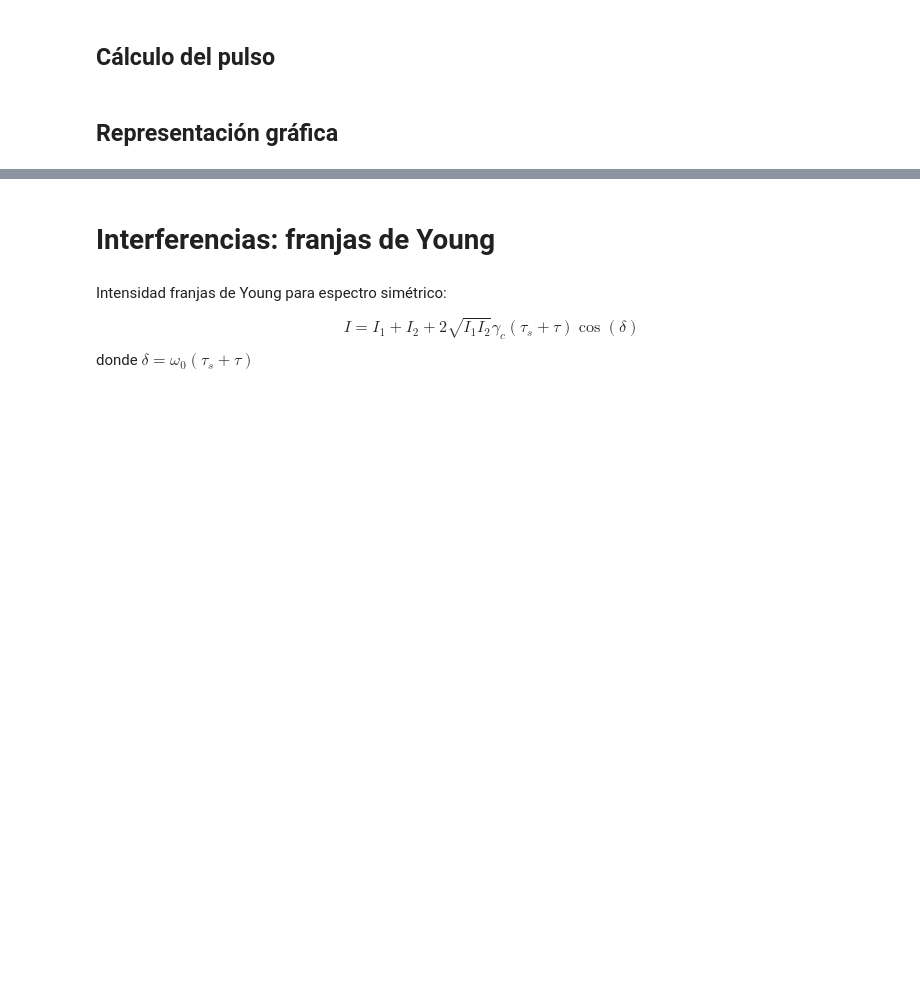
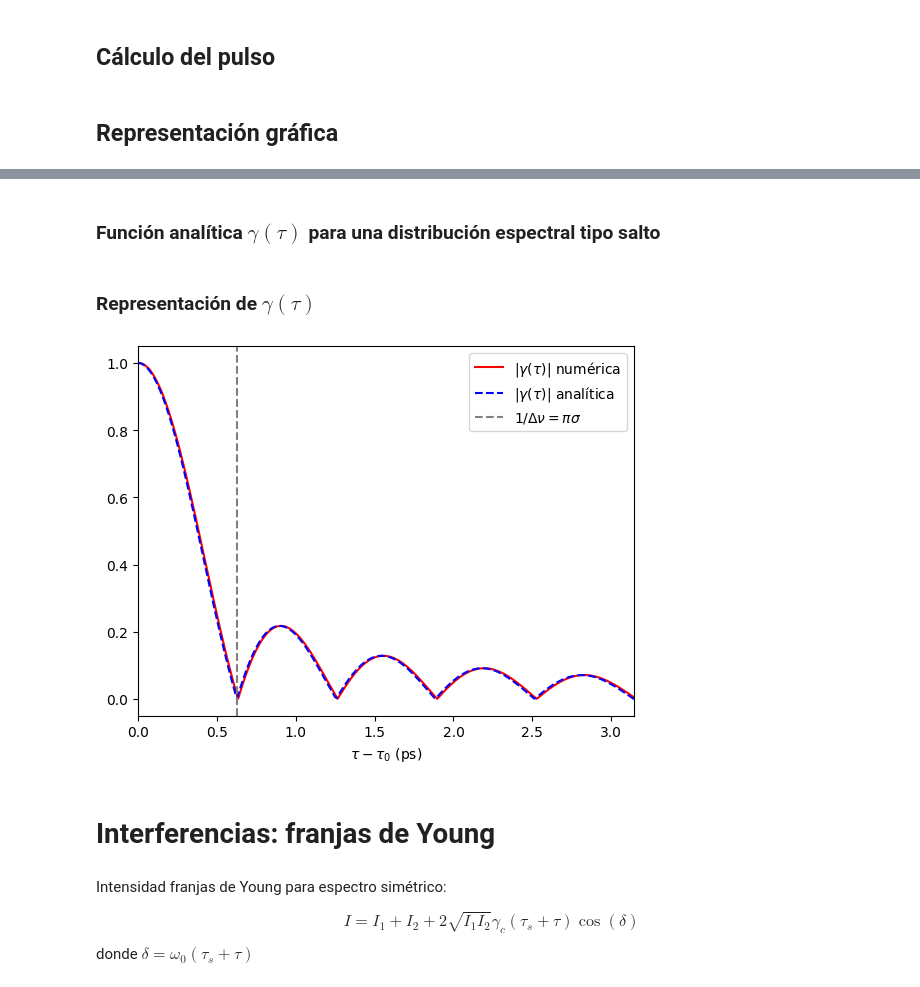
Before and after one commit to IrisFDTD/OPTICS-UNIZAR, a Jupyter notebook: chapter1_coherence_and_interferences.ipynb, the cells around one changed output, grey strips where cells are left out. Cells and saved outputs as stored; diff of their text form; code cells hidden in the pictures; blank space fills up the shorter version.

```diff
--- a/chapter1_coherence_and_interferences.ipynb
+++ b/chapter1_coherence_and_interferences.ipynb
@@ -129,3 +251,42 @@ plt.show()
+# %% [markdown]
+### Función analítica $\gamma (\tau)$ para una distribución espectral tipo salto
+# %%
+def gamma_sinc_analitica(tau,ω_0):
+  '''
+  Podemos obtener gamma analítica para la distribución espectral de tipo salto
+  Sabiendo que su transformada de Fourier, el pulso E(t), es una función proporcional
+  a sinc(t).
+  Definida la onda tipo sinc(t), la ventana de la distribución escalar es:
+  delta_nu=1/(pi*sigma), donde el mínimo de la onda sinc() ocurre en σ*np.pi
+  '''
+  delta_nu=1.0/(σ*np.pi) # en t=σ*np.pi ocurre el mínimo de la onda sinc()
+  return np.sinc(np.pi*delta_nu*tau*Δt/np.pi)*np.exp(1j*ω_0*tau*Δt) #np.sin(np.pi*delta_nu*tau*Δt)*np.exp(1j*ω_0*tau*Δt)/(np.pi*delta_nu*tau*Δt)
+
+Gamma_sinc =[]
+for tau in range(0, n*N - n + 1):
+  Gamma_sinc.append(gamma_sinc_analitica(tau,ω_0))
+
+Gamma_sinc=np.array(Gamma_sinc)
+# %% [markdown]
+### Representación de $\gamma (\tau)$
+# %%
+if (tipo_onda=='sinc'):
+  t_max=np.argmax(Gamma)
+  texpand=Δt*(np.linspace(0,Gamma.shape[0],Gamma.shape[0])-t_max)
+  plt.plot(texpand,np.abs(gamma),label=r'|$\gamma(\tau)|$ numérica' ,
+                                color='red',linestyle='-')
+  texpand=Δt*(np.linspace(0,Gamma.shape[0],Gamma.shape[0]))
+  plt.plot(texpand,np.abs(Gamma_sinc),label=r'|$\gamma(\tau)|$ analítica',
+                                color='blue',linestyle='--')
+
+  plt.axvline(np.pi*σ,color='grey',linestyle='--',label=r'$1/\Delta \nu=\pi \sigma$')
+  plt.xlabel(r'$\tau-\tau_0$ (ps)')
+  #plt.ylabel(r'$\gamma(\tau)$')
+  plt.xlim(0,5*np.pi*σ)
+  plt.legend()
+  plt.show()
+# %% [output]
+[figure, added]
 # %% [markdown]
 # Interferencias: franjas de Young
 # %% [markdown]
```
Also changed, not shown: parts of 23 cells of this notebook.
